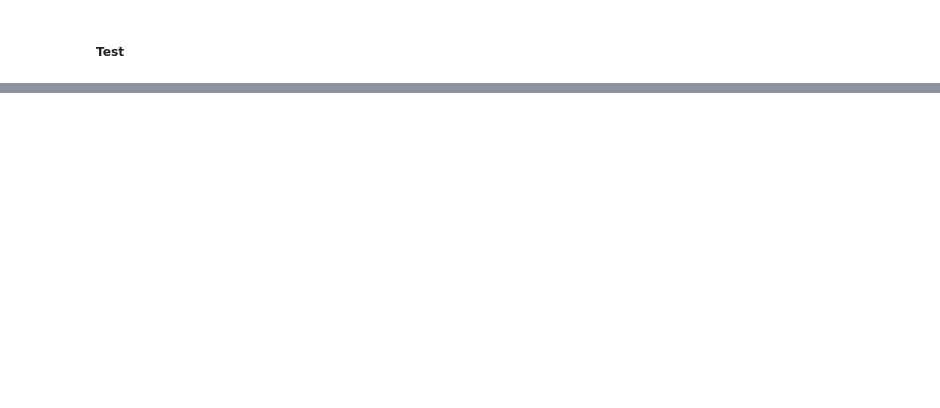
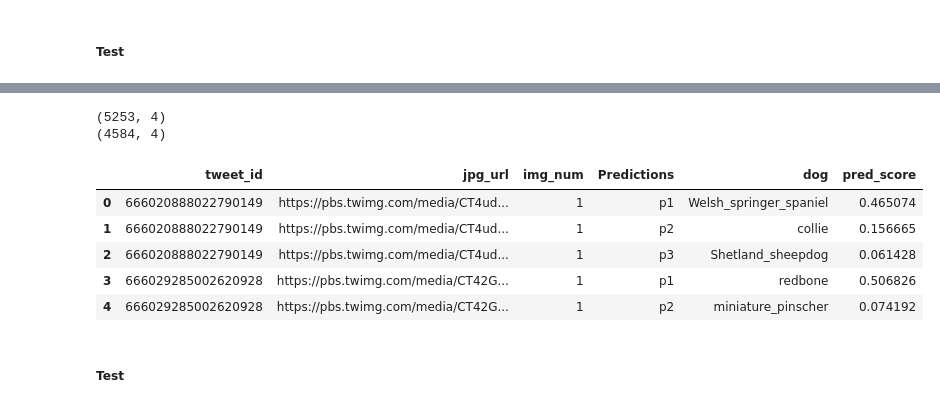
Before and after one commit to aleromar/DataWranglingOnTweeterDb, a Jupyter notebook: wrangle_act.ipynb, the cells around one changed output, grey strips where cells are left out. Saved outputs shown, nothing was run; the diff lists cells and outputs as text; code cells hidden in the pictures; blank space fills up the shorter version.

```diff
--- a/wrangle_act.ipynb
+++ b/wrangle_act.ipynb
@@ -683,0 +837,19 @@ archive_df.head(1)
+# %%
+melteddf= pd.melt(image_df_clean,id_vars=['tweet_id','p1_conf','p2_conf','p3_conf'],value_vars=['p1','p2','p3'],var_name='Predictions',value_name='dog')
+melteddf['pred_score'] = melteddf.index.map(lambda x: melteddf.loc[x,melteddf.loc[x,'Predictions']+'_conf'])
+melteddf.drop(['p1_conf','p2_conf','p3_conf'],axis=1,inplace=True)
+print(melteddf.shape)
+melteddf = melteddf.dropna()
+print(melteddf.shape)
+image_df_clean = image_df_clean.merge(melteddf,on='tweet_id',how='left').head()
+image_df_clean.drop(['p1','p1_conf','p1_dog','p2','p2_conf','p2_dog','p3','p3_conf','p3_dog'],axis=1,inplace=True)
+image_df_clean.head()
+# %% [output]
+(5253, 4)
+(4584, 4)
+|  | tweet_id | jpg_url | img_num | Predictions | dog | pred_score |
+| 0 | 666020888022790149 | https://pbs.twimg.com/media/CT4ud... | 1 | p1 | Welsh_springer_spaniel | 0.465074 |
+| 1 | 666020888022790149 | https://pbs.twimg.com/media/CT4ud... | 1 | p2 | collie | 0.156665 |
+| 2 | 666020888022790149 | https://pbs.twimg.com/media/CT4ud... | 1 | p3 | Shetland_sheepdog | 0.061428 |
+| 3 | 666029285002620928 | https://pbs.twimg.com/media/CT42G... | 1 | p1 | redbone | 0.506826 |
+| 4 | 666029285002620928 | https://pbs.twimg.com/media/CT42G... | 1 | p2 | miniature_pinscher | 0.074192 |
@@ -683,0 +863,2 @@ archive_df.head(1)
+# %% [markdown]
+##### Test
```
Also changed, not shown: parts of 55 cells of this notebook.
